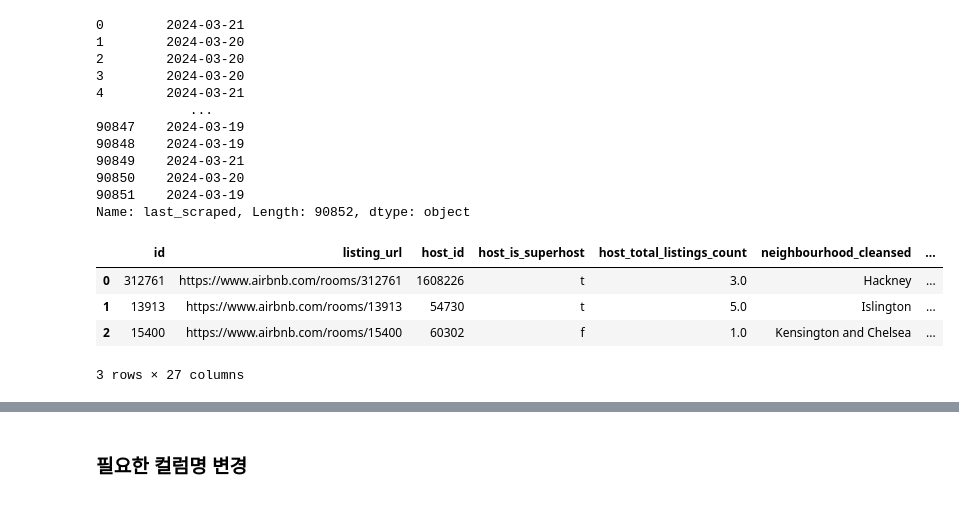
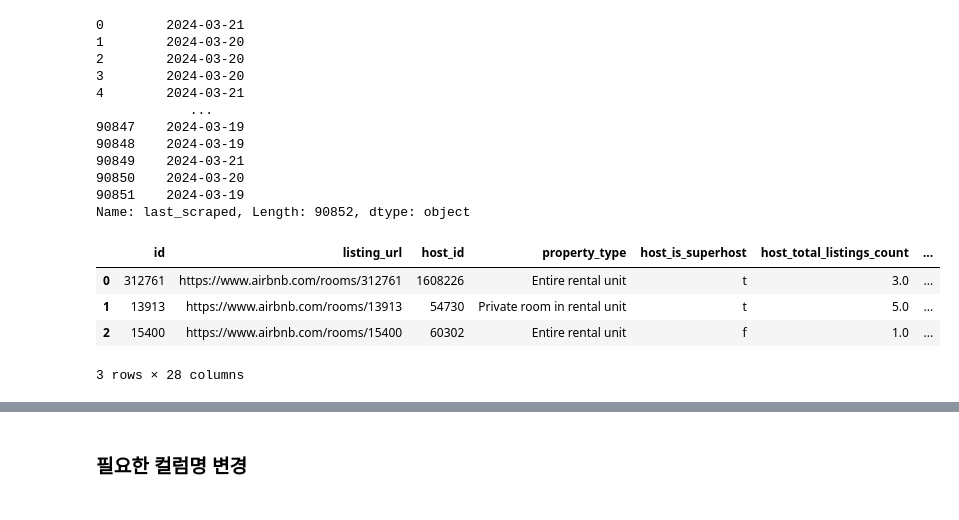
Before and after one commit to yejin716/Weekly_Project_DataAnalysis, a Jupyter notebook: 전처리/런던_전처리_2.ipynb, the cells around one changed output, grey strips where cells are left out. Cells and saved outputs as stored; diff of their text form; code cells hidden in the pictures.

```diff
--- a/전처리/런던_전처리_2.ipynb
+++ b/전처리/런던_전처리_2.ipynb
@@ -62,19 +62,19 @@ dat['last_scraped']
 Name: last_scraped, Length: 90852, dtype: object
 # %%
 #필요한 컬럼 가져오기
-selected_columns = ['id','listing_url','host_id',
+selected_columns = ['id','listing_url','host_id', 'property_type',
                     'host_is_superhost','host_total_listings_count','neighbourhood_cleansed','latitude',
                     'longitude','room_type','accommodates','bathrooms','bedrooms','beds','amenities','price',
                     'minimum_nights','maximum_nights','number_of_reviews','number_of_reviews_l30d',
                     'review_scores_rating','review_scores_accuracy','review_scores_cleanliness',
                     'review_scores_checkin','review_scores_communication','review_scores_location',
                     'review_scores_value','reviews_per_month']
 df = df[selected_columns]
 
 df.head(3)
 # %% [output]
-|  | id | listing_url | host_id | host_is_superhost | host_total_listings_count | neighbourhood_cleansed | ... |
-| 0 | 312761 | https://www.airbnb.com/rooms/312761 | 1608226 | t | 3.0 | Hackney | ... |
-| 1 | 13913 | https://www.airbnb.com/rooms/13913 | 54730 | t | 5.0 | Islington | ... |
-| 2 | 15400 | https://www.airbnb.com/rooms/15400 | 60302 | f | 1.0 | Kensington and Chelsea | ... |
+|  | id | listing_url | host_id | property_type | host_is_superhost | host_total_listings_count | ... |
+| 0 | 312761 | https://www.airbnb.com/rooms/312761 | 1608226 | Entire rental unit | t | 3.0 | ... |
+| 1 | 13913 | https://www.airbnb.com/rooms/13913 | 54730 | Private room in rental unit | t | 5.0 | ... |
+| 2 | 15400 | https://www.airbnb.com/rooms/15400 | 60302 | Entire rental unit | f | 1.0 | ... |
-3 rows × 27 columns
+3 rows × 28 columns
```
Also changed, not shown: parts of 22 cells of this notebook.
